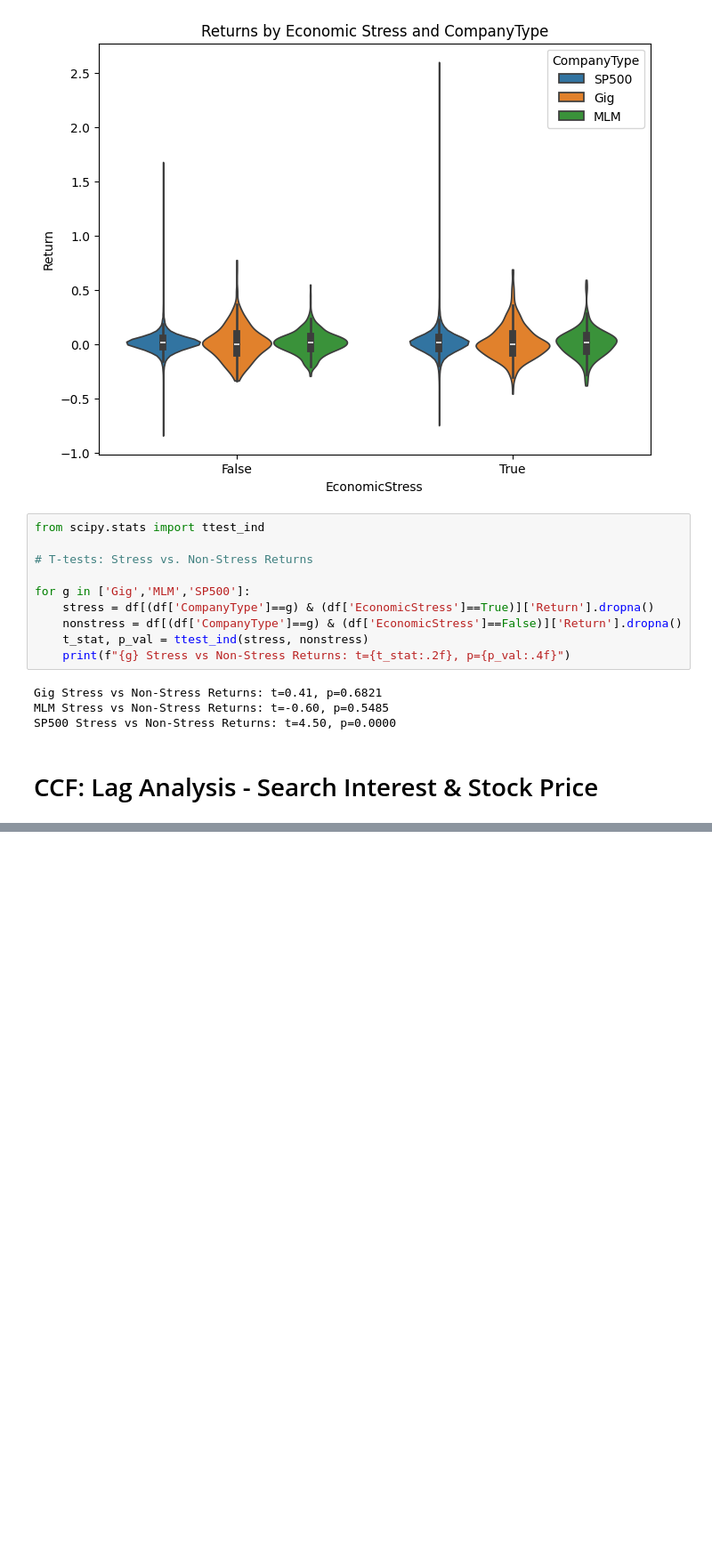
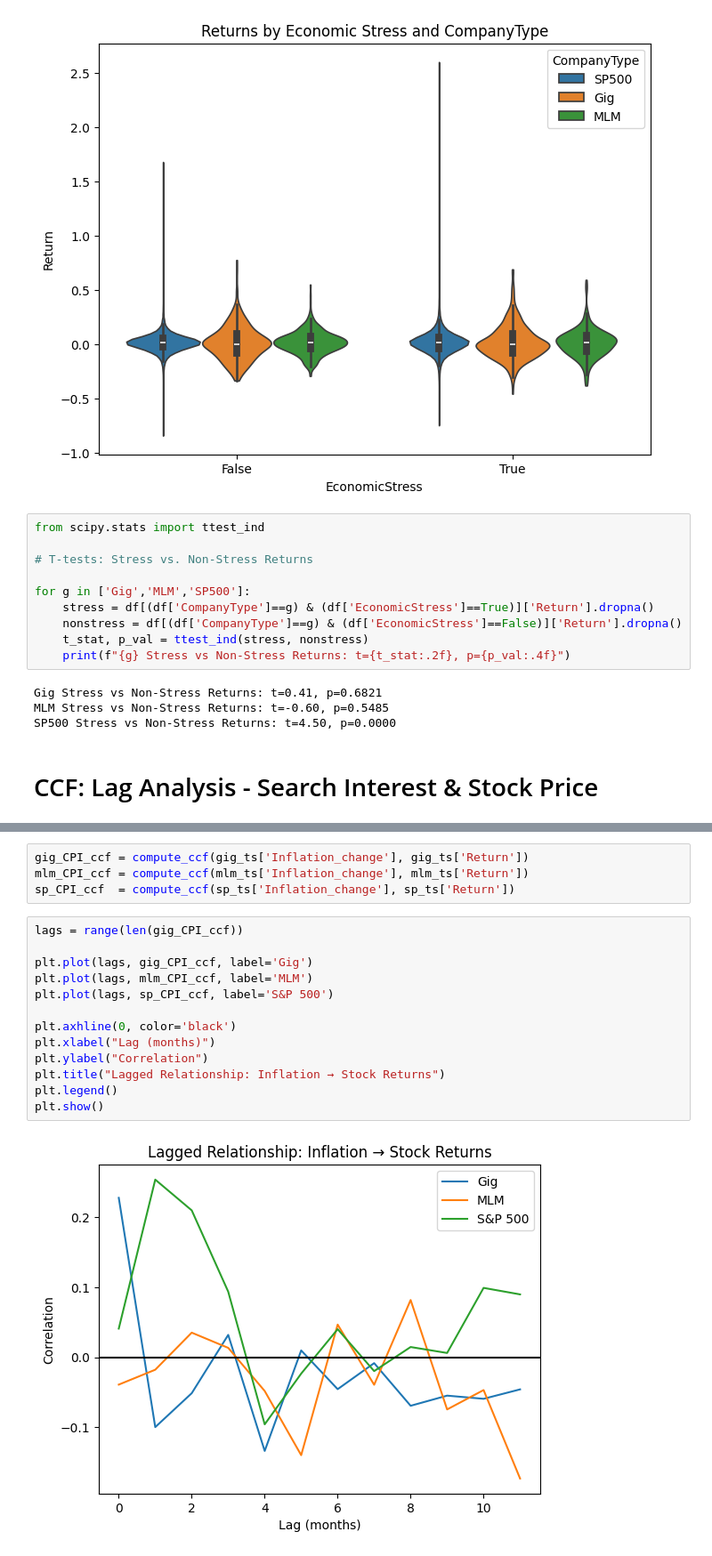
Before and after one commit to milleau98/2026-gig-data-analysis, a Jupyter notebook: notebooks/data-analyses/correlation_analyses.ipynb, the cells around one changed output, grey strips where cells are left out. Shown at 89% size. Cells and saved outputs as stored; diff of their text form; blank space fills up the shorter version.

```diff
--- a/notebooks/data-analyses/correlation_analyses.ipynb
+++ b/notebooks/data-analyses/correlation_analyses.ipynb
@@ -510,0 +564,19 @@ plt.show()
+# %%
+gig_CPI_ccf = compute_ccf(gig_ts['Inflation_change'], gig_ts['Return'])
+mlm_CPI_ccf = compute_ccf(mlm_ts['Inflation_change'], mlm_ts['Return'])
+sp_CPI_ccf  = compute_ccf(sp_ts['Inflation_change'], sp_ts['Return'])
+# %%
+lags = range(len(gig_CPI_ccf))
+
+plt.plot(lags, gig_CPI_ccf, label='Gig')
+plt.plot(lags, mlm_CPI_ccf, label='MLM')
+plt.plot(lags, sp_CPI_ccf, label='S&P 500')
+
+plt.axhline(0, color='black')
+plt.xlabel("Lag (months)")
+plt.ylabel("Correlation")
+plt.title("Lagged Relationship: Inflation → Stock Returns")
+plt.legend()
+plt.show()
+# %% [output]
+[figure, added]
```
Also changed, not shown: parts of 17 cells of this notebook.
